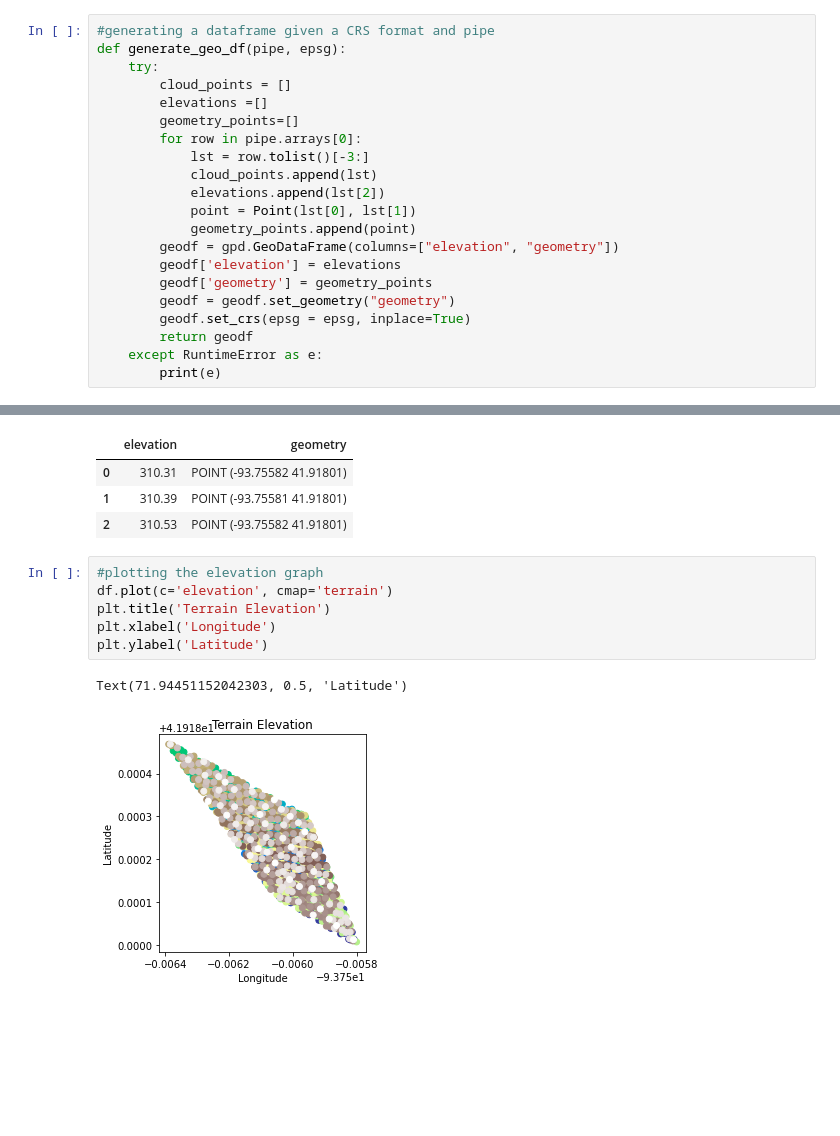
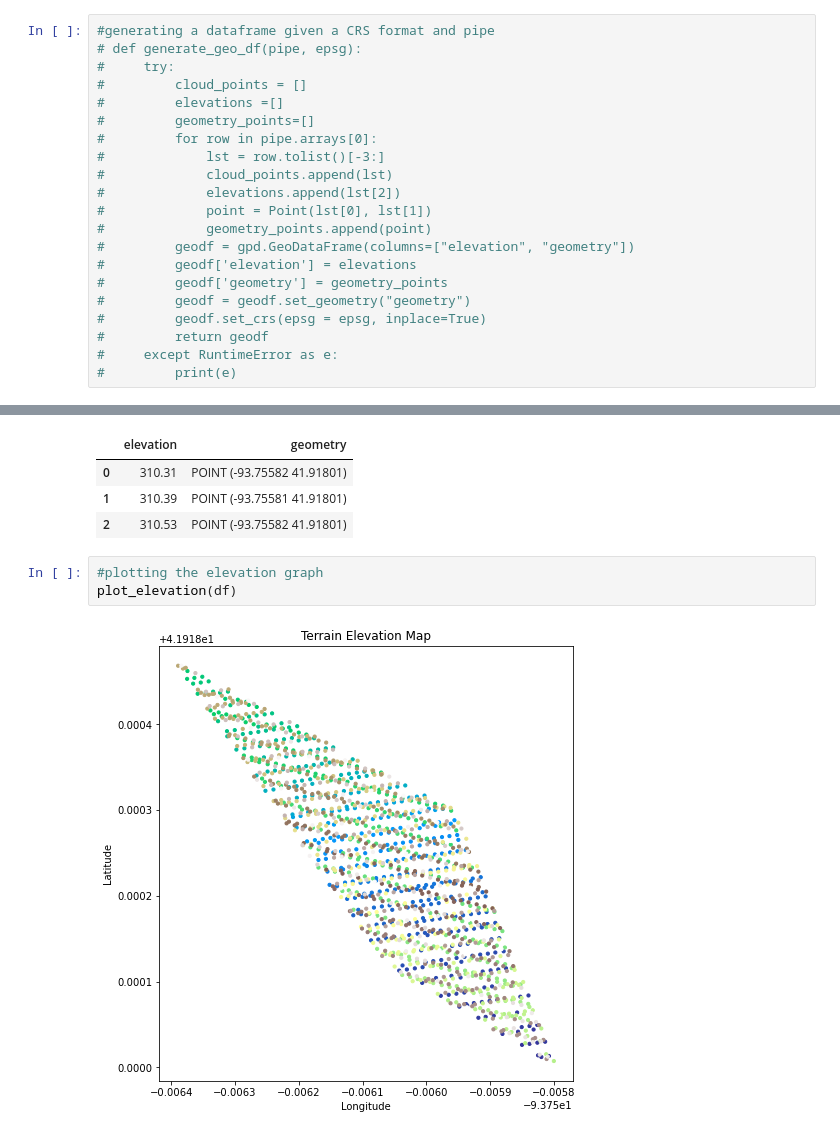
Before and after one commit to meriab21/AgriTech-Lidardata, a Jupyter notebook: notebooks/Loading_data.ipynb, the cells around one changed output, grey strips where cells are left out. Drawn from its saved outputs; the diff is of its cells as text; blank space fills up the shorter version.

```diff
--- a/notebooks/Loading_data.ipynb
+++ b/notebooks/Loading_data.ipynb
@@ -69,24 +73,24 @@ def generate_polygon(coor, epsg):
 # %%
 #generating a dataframe given a CRS format and pipe
-def generate_geo_df(pipe, epsg):
-    try:
-        cloud_points = []
-        elevations =[]
-        geometry_points=[]
-        for row in pipe.arrays[0]:
-            lst = row.tolist()[-3:]
-            cloud_points.append(lst)
-            elevations.append(lst[2])
-            point = Point(lst[0], lst[1])
-            geometry_points.append(point)
-        geodf = gpd.GeoDataFrame(columns=["elevation", "geometry"])
-        geodf['elevation'] = elevations
-        geodf['geometry'] = geometry_points
-        geodf = geodf.set_geometry("geometry")
-        geodf.set_crs(epsg = epsg, inplace=True)
-        return geodf
-    except RuntimeError as e:
-        print(e)
+# def generate_geo_df(pipe, epsg):
+#     try:
+#         cloud_points = []
+#         elevations =[]
+#         geometry_points=[]
+#         for row in pipe.arrays[0]:
+#             lst = row.tolist()[-3:]
+#             cloud_points.append(lst)
+#             elevations.append(lst[2])
+#             point = Point(lst[0], lst[1])
+#             geometry_points.append(point)
+#         geodf = gpd.GeoDataFrame(columns=["elevation", "geometry"])
+#         geodf['elevation'] = elevations
+#         geodf['geometry'] = geometry_points
+#         geodf = geodf.set_geometry("geometry")
+#         geodf.set_crs(epsg = epsg, inplace=True)
+#         return geodf
+#     except RuntimeError as e:
+#         print(e)
 # %%
 
 # Coordinates for the polygon and generating the polygon from the given co-ordinate
@@ -163,12 +167,8 @@ df.head(3)
 | 0 | 310.31 | POINT (-93.75582 41.91801) |
 | 1 | 310.39 | POINT (-93.75581 41.91801) |
 | 2 | 310.53 | POINT (-93.75582 41.91801) |
-# %%
-#plotting the elevation graph
-df.plot(c='elevation', cmap='terrain')
-plt.title('Terrain Elevation')
-plt.xlabel('Longitude')
-plt.ylabel('Latitude')
-# %% [output]
-Text(71.94451152042303, 0.5, 'Latitude')
-[figure, removed]
+# %%
+#plotting the elevation graph
+plot_elevation(df)
+# %% [output]
+[figure, added]
```
Also changed, not shown: parts of 8 cells of this notebook, 6 other files.
